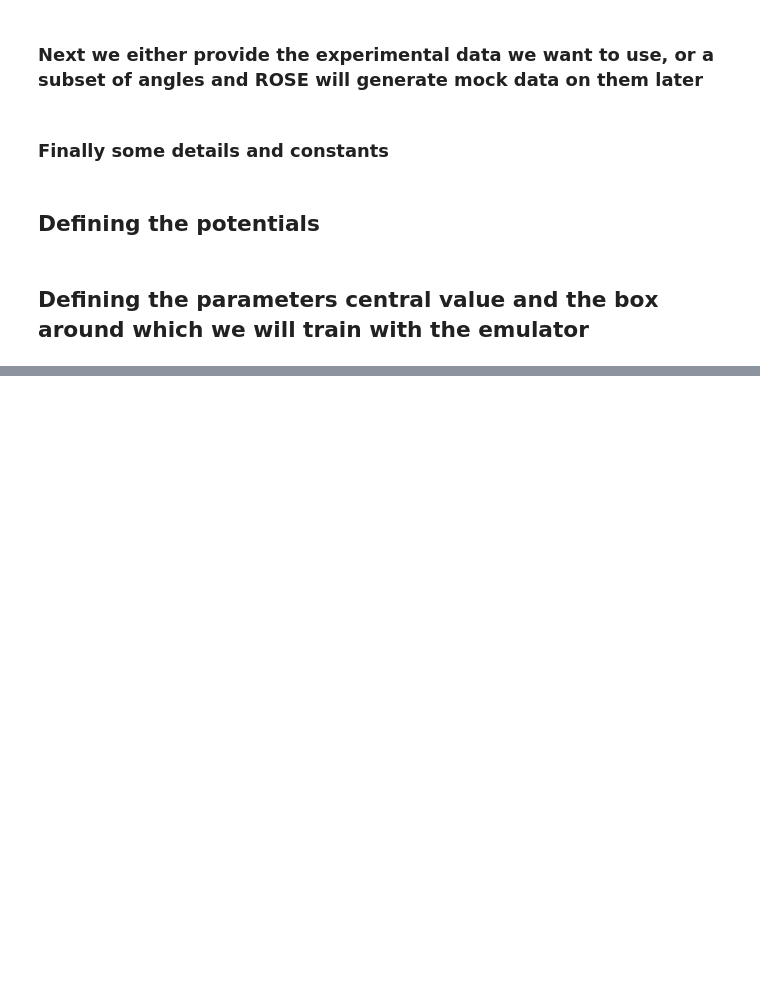
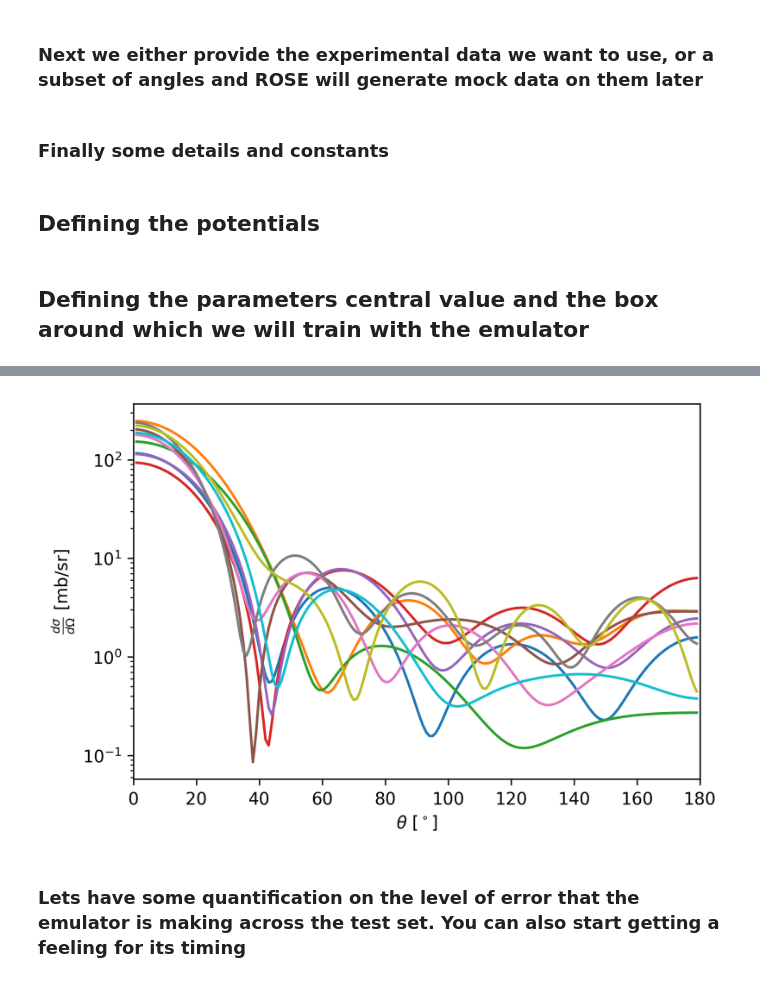
Before and after one commit to pabggpnMSU/ROSE_playground, a Jupyter notebook: MCMC_Neutrons.ipynb, the cells around one changed output, grey strips where cells are left out. Saved outputs shown, nothing was run; the diff lists cells and outputs as text; code cells hidden in the pictures; blank space fills up the shorter version.

```diff
--- a/MCMC_Neutrons.ipynb
+++ b/MCMC_Neutrons.ipynb
@@ -182,0 +198,8 @@ def sample_points(npoints, bounds,initial_seed=None):
+# %%
+n_test=10
+seed_test=142857*2
+
+test_samples = sample_points(n_test, bounds,initial_seed=seed_test)
+
+
+# np.savetxt("test_params_calibration.txt",test_samples)
@@ -182,0 +223,37 @@ def sample_points(npoints, bounds,initial_seed=None):
+# %%
+
+saeMCMC_fullangles = rose.ScatteringAmplitudeEmulator.from_train(
+    interactions,
+    training_samples,
+    l_max,
+    s_mesh=rho,
+    s_0=s_0,
+    n_basis=n_basis,
+    angles=angles/ 180 * np.pi,
+    hf_tols=[
+        10 ** (-7),
+        10 ** (-7),
+    ],
+)
+# %%
+# calculate the exact differential cross section for the test parameters we sampled
+test_CS = []
+for params in tqdm(test_samples):
+    test_CS.append(saeMCMC_fullangles.exact_dsdo(params))
+# %%
+# now let's plot the differential scattering cross section for each of these samples test points!
+fig, ax = plt.subplots(figsize=(6, 4), dpi=300)
+fig.patch.set_facecolor("white")
+
+
+for i in range(n_test):
+    ax.plot(angles, test_CS[i])
+ax.set_yscale("log")
+plt.xlim([0, 180])
+plt.xlabel(r"$\theta$ [$^\circ$]")
+plt.ylabel(r"$\frac{d \sigma}{d \Omega}$ [mb/sr]")
+plt.show()
+# %% [output]
+[figure, added]
+# %% [markdown]
+### Lets have some quantification on the level of error that the emulator is making across the test set. You can also start getting a feeling for its timing
```
Also changed, not shown: parts of 12 cells of this notebook.
